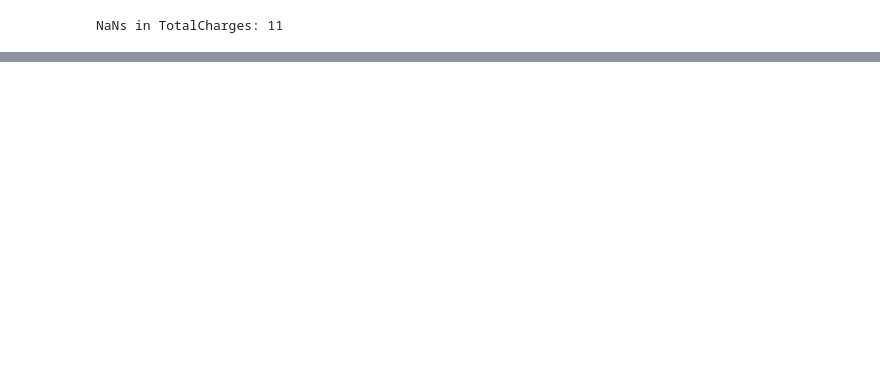
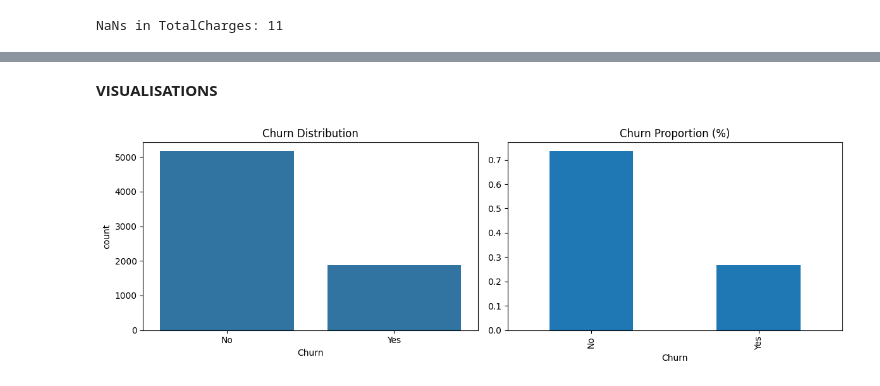
Before and after one commit to Sujatha-Nethmini/ML_CW, a Jupyter notebook: machineLearning_CW.ipynb, the cells around one changed output, grey strips where cells are left out. Drawn from its saved outputs; the diff is of its cells as text; code cells hidden in the pictures; blank space fills up the shorter version.

```diff
--- a/machineLearning_CW.ipynb
+++ b/machineLearning_CW.ipynb
@@ -336,0 +204,37 @@ ROC-AUC: 0.8240444994331448
+# %%
+# 6. Total number of subscribed services
+service_cols = [
+    'OnlineSecurity', 'OnlineBackup', 'DeviceProtection',
+    'TechSupport', 'StreamingTV', 'StreamingMovies'
+]
+data['NumServices'] = data[service_cols].apply(lambda row: sum(row == 'Yes'), axis=1)
+# %%
+# 7. Binary: Long-term customers
+data['IsLongTerm'] = (data['tenure'] > 24).astype(int)
+# %%
+# 8. High Spender (above median)
+data['IsHighSpender'] = (data['MonthlyCharges'] > data['MonthlyCharges'].median()).astype(int)
+# %%
+# 9. Engagement Score
+data['EngagementScore'] = (
+    (data['tenure'] / data['tenure'].max()) * 0.5 +
+    (data['NumServices'] / data['NumServices'].max()) * 0.3 +
+    (data['MonthlyCharges'] / data['MonthlyCharges'].max()) * 0.2
+)
+# %% [markdown]
+**VISUALISATIONS**
+# %%
+# 1. TARGET VARIABLE DISTRIBUTION
+
+fig, axes = plt.subplots(1, 2, figsize=(12,4))
+
+sns.countplot(x=data['Churn'], ax=axes[0])
+axes[0].set_title("Churn Distribution")
+
+data['Churn'].value_counts(normalize=True).plot(kind='bar', ax=axes[1])
+axes[1].set_title("Churn Proportion (%)")
+
+plt.tight_layout()
+plt.show()
+# %% [output]
+[figure, added]
```
Also changed, not shown: parts of 79 cells of this notebook.
